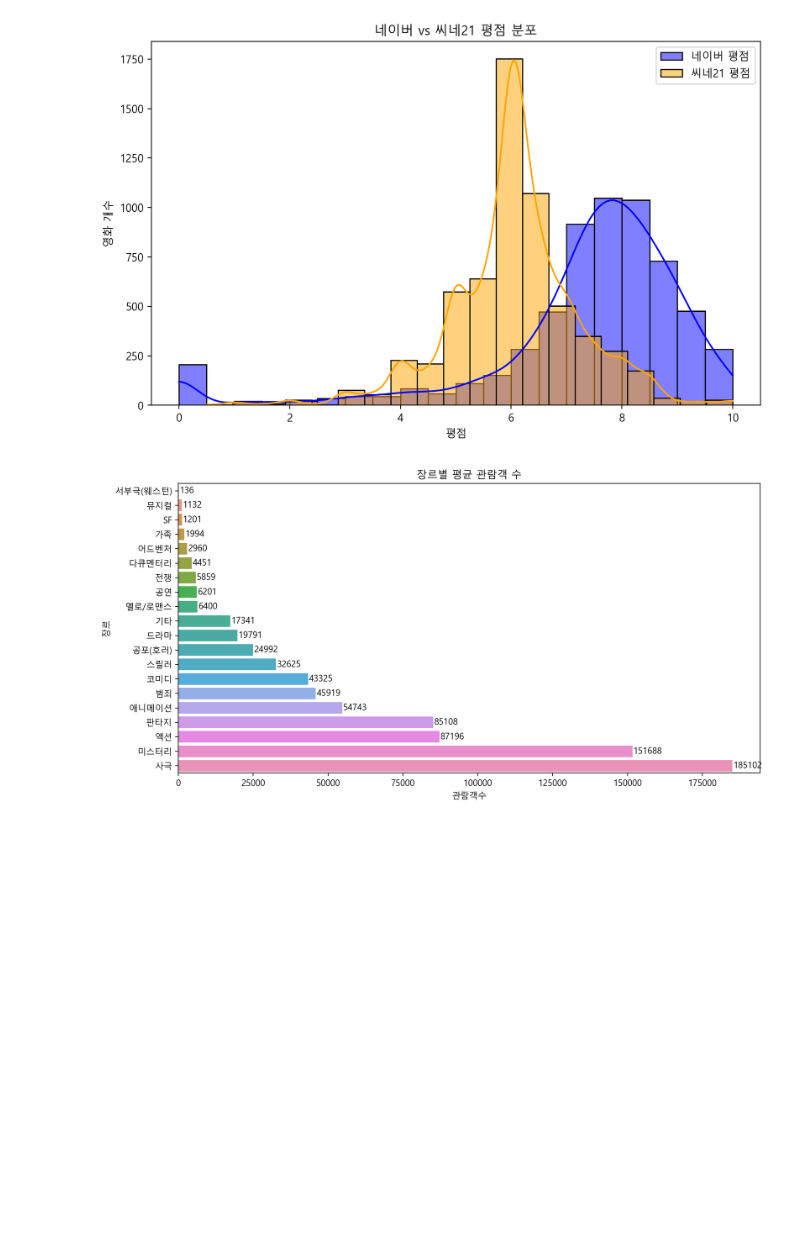
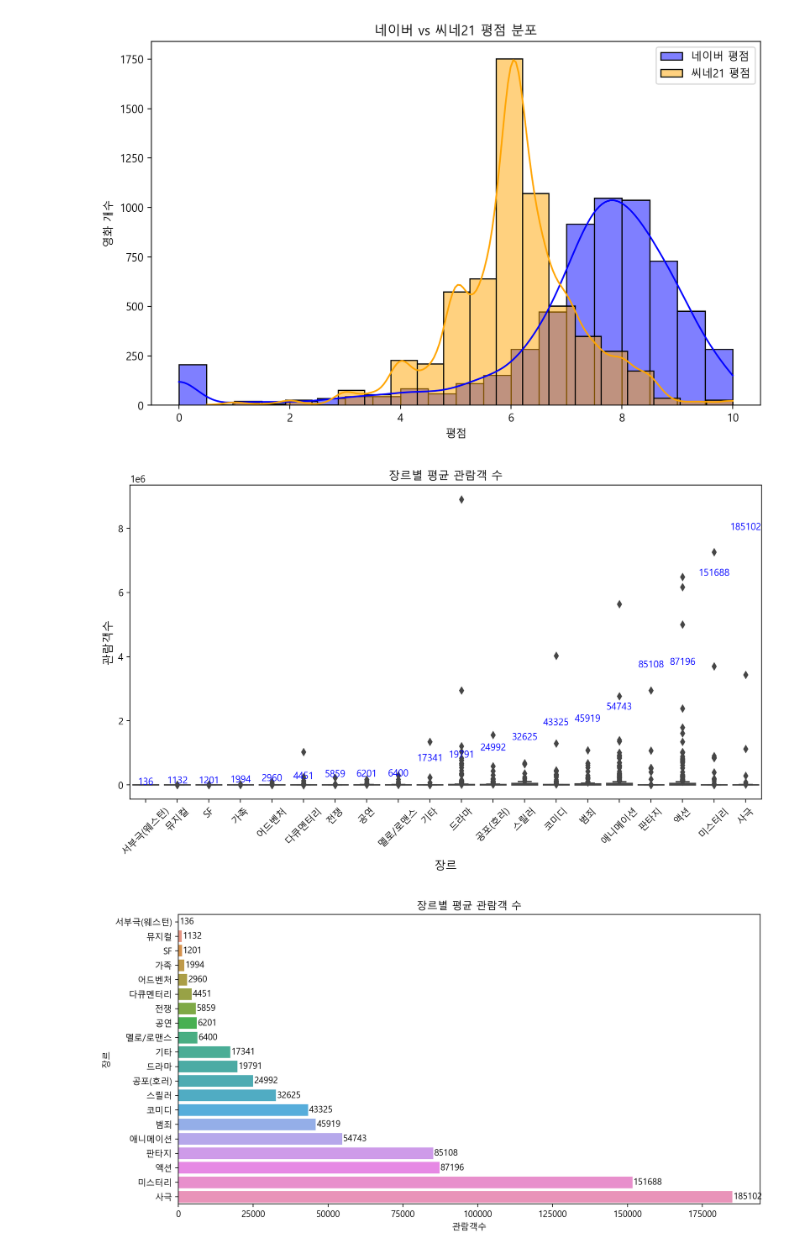
Before and after one commit to yeonhwa88/1stPersonalProject, a Jupyter notebook: movie_project.ipynb, the cells around one changed output. Drawn from its saved outputs; the diff is of its cells as text; code cells hidden in the pictures; blank space fills up the shorter version.

```diff
--- a/movie_project.ipynb
+++ b/movie_project.ipynb
@@ -532,6 +498,22 @@ plt.legend()
 plt.show()
 # %% [output]
 [figure]
+# %%
+plt.figure(figsize=(12, 6))
+sorted_data = movies_mean.groupby('장르')['관람객수'].mean().sort_values(ascending=True).reset_index()
+ax = sns.boxplot(data=movies_mean, x='장르', y='관람객수', order=sorted_data['장르'])
+
+for i, genre in enumerate(sorted_data['장르']):
+    mean_value = movies_mean[movies_mean['장르'] == genre]['관람객수'].mean()
+    ax.text(i, mean_value *43, f'{mean_value:.0f}', color='blue', ha='center')
+
+plt.title('장르별 평균 관람객 수')
+plt.xlabel('장르', fontsize=12)
+plt.ylabel('관람객수', fontsize=12)
+plt.xticks(rotation=45, fontsize=10)
+plt.show()
+# %% [output]
+[figure, added]
 # %%
 plt.figure(figsize=(12, 6))
 sorted_data = movies_mean.groupby('장르')['관람객수'].mean().sort_values(ascending=True).reset_index()
```
Also changed, not shown: parts of 37 cells of this notebook, 4 other files.
